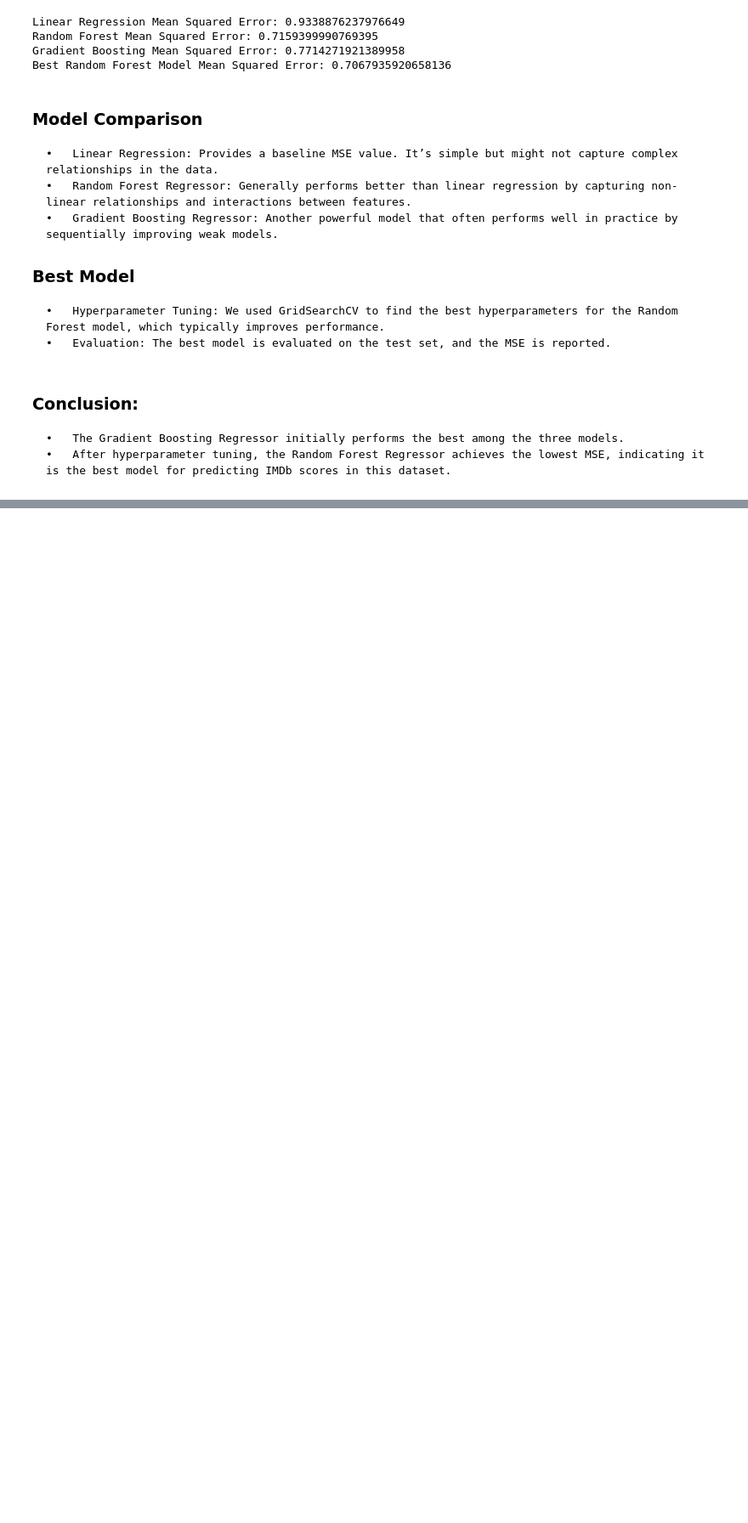
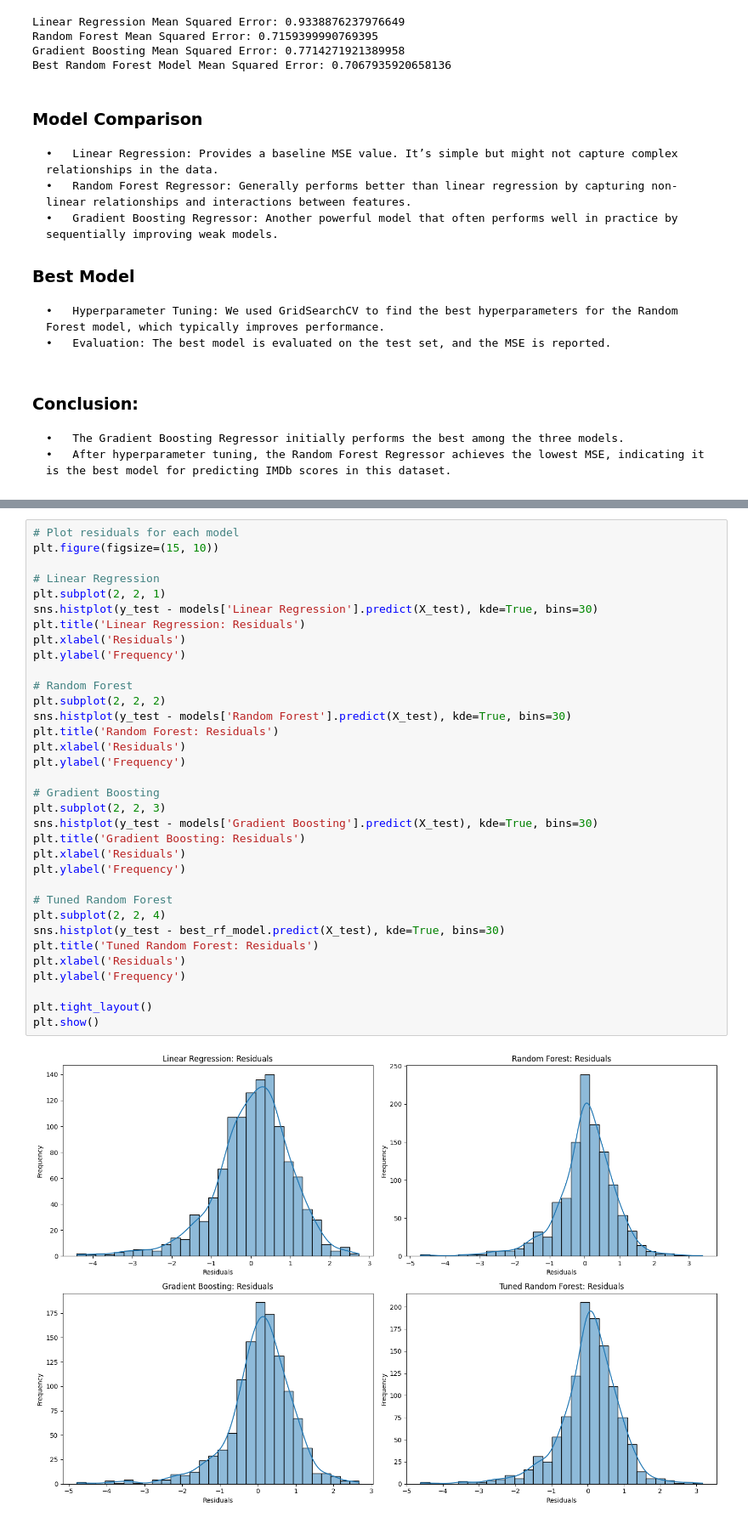
Before and after one commit to snehaw01/Netflix, a Jupyter notebook: model/notebook.ipynb, the cells around one changed output, grey strips where cells are left out. Shown at 85% size. Cells and saved outputs as stored; diff of their text form; blank space fills up the shorter version.

```diff
--- a/notebook.ipynb
+++ b/model/notebook.ipynb
@@ -625,0 +736,36 @@ Best Random Forest Model Mean Squared Error: 0.7067935920658136
+# %%
+# Plot residuals for each model
+plt.figure(figsize=(15, 10))
+
+# Linear Regression
+plt.subplot(2, 2, 1)
+sns.histplot(y_test - models['Linear Regression'].predict(X_test), kde=True, bins=30)
+plt.title('Linear Regression: Residuals')
+plt.xlabel('Residuals')
+plt.ylabel('Frequency')
+
+# Random Forest
+plt.subplot(2, 2, 2)
+sns.histplot(y_test - models['Random Forest'].predict(X_test), kde=True, bins=30)
+plt.title('Random Forest: Residuals')
+plt.xlabel('Residuals')
+plt.ylabel('Frequency')
+
+# Gradient Boosting
+plt.subplot(2, 2, 3)
+sns.histplot(y_test - models['Gradient Boosting'].predict(X_test), kde=True, bins=30)
+plt.title('Gradient Boosting: Residuals')
+plt.xlabel('Residuals')
+plt.ylabel('Frequency')
+
+# Tuned Random Forest
+plt.subplot(2, 2, 4)
+sns.histplot(y_test - best_rf_model.predict(X_test), kde=True, bins=30)
+plt.title('Tuned Random Forest: Residuals')
+plt.xlabel('Residuals')
+plt.ylabel('Frequency')
+
+plt.tight_layout()
+plt.show()
+# %% [output]
+[figure, added]
```
Also changed, not shown: parts of 22 cells of this notebook, 16 other files.
